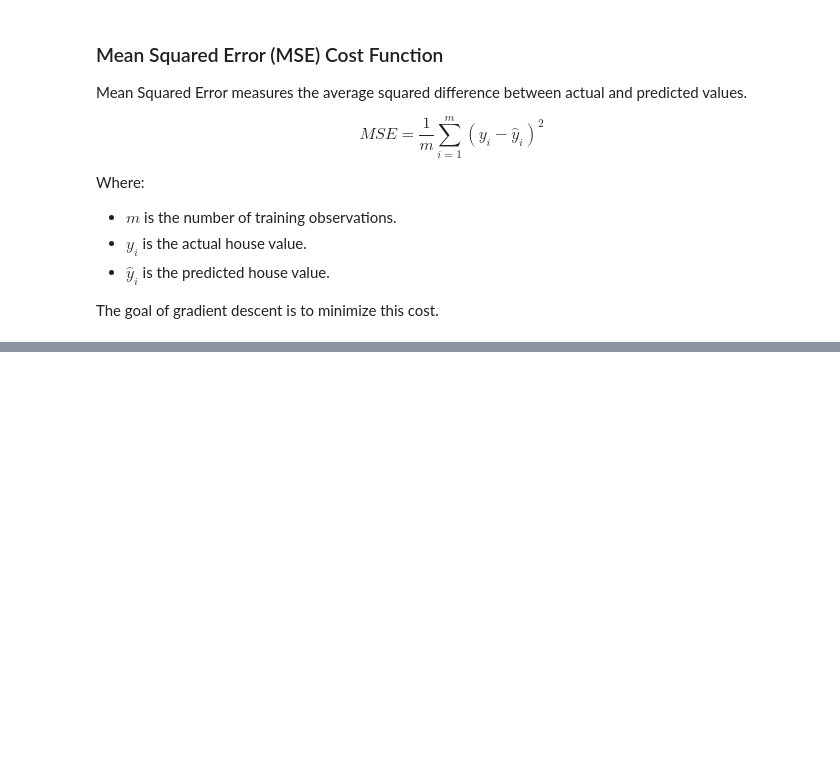
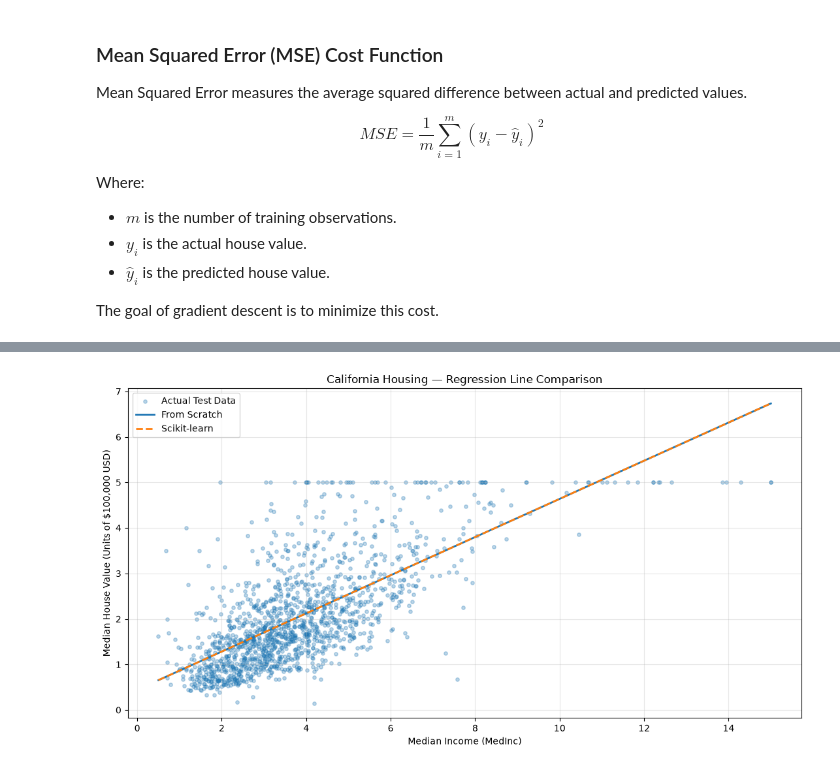
Before and after one commit to UbaidUllah777/LinearRegressionArchitecture_Workshop, a Jupyter notebook: notebooks/linear_regression.ipynb, the cells around one changed output, grey strips where cells are left out. Drawn from its saved outputs; the diff is of its cells as text; code cells hidden in the pictures; blank space fills up the shorter version.

```diff
--- a/notebooks/linear_regression.ipynb
+++ b/notebooks/linear_regression.ipynb
@@ -251,0 +538,20 @@ The goal of gradient descent is to minimize this cost.
+# %%
+
+# Prepare testing data for the from-scratch model
+
+x_test_np = X_test_scaled.ravel()
+y_test_np = y_test.to_numpy(dtype=float)
+
+# Generate predictions using our from-scratch model
+scratch_test_pred = predict_from_scratch(
+    x_test_np,
+    theta_0,
+    theta_1
+)
+
+# Generate predictions using scikit-learn
+sk_test_pred = sk_model.predict(X_test_scaled)
+
+print("Actual test values:", len(y_test_np))
+print("From-scratch predictions:", len(scratch_test_pred))
+print("Scikit-learn predictions:", len(sk_test_pred))
@@ -251,0 +731,55 @@ The goal of gradient descent is to minimize this cost.
+# %%
+
+# Get the original median income values for plotting
+x_test_original = X_test["MedInc"].to_numpy()
+
+# Sort the income values so regression lines are drawn correctly
+sorted_indices = np.argsort(x_test_original)
+
+# Create a reproducible sample of testing observations
+rng = np.random.default_rng(42)
+
+sample_indices = rng.choice(
+    len(x_test_original),
+    size=min(1500, len(x_test_original)),
+    replace=False
+)
+
+plt.figure(figsize=(11, 6))
+
+# Actual testing observations
+plt.scatter(
+    x_test_original[sample_indices],
+    y_test_np[sample_indices],
+    alpha=0.3,
+    s=15,
+    label="Actual Test Data"
+)
+
+# From-scratch regression line
+plt.plot(
+    x_test_original[sorted_indices],
+    scratch_test_pred[sorted_indices],
+    linewidth=2,
+    label="From Scratch"
+)
+
+# Scikit-learn regression line
+plt.plot(
+    x_test_original[sorted_indices],
+    sk_test_pred[sorted_indices],
+    linestyle="--",
+    linewidth=2,
+    label="Scikit-learn"
+)
+
+plt.title("California Housing — Regression Line Comparison")
+plt.xlabel("Median Income (MedInc)")
+plt.ylabel("Median House Value (Units of $100,000 USD)")
+
+plt.legend()
+plt.grid(True, alpha=0.3)
+plt.tight_layout()
+plt.show()
+# %% [output]
+[figure, added]
```
Also changed, not shown: parts of 26 cells of this notebook.
